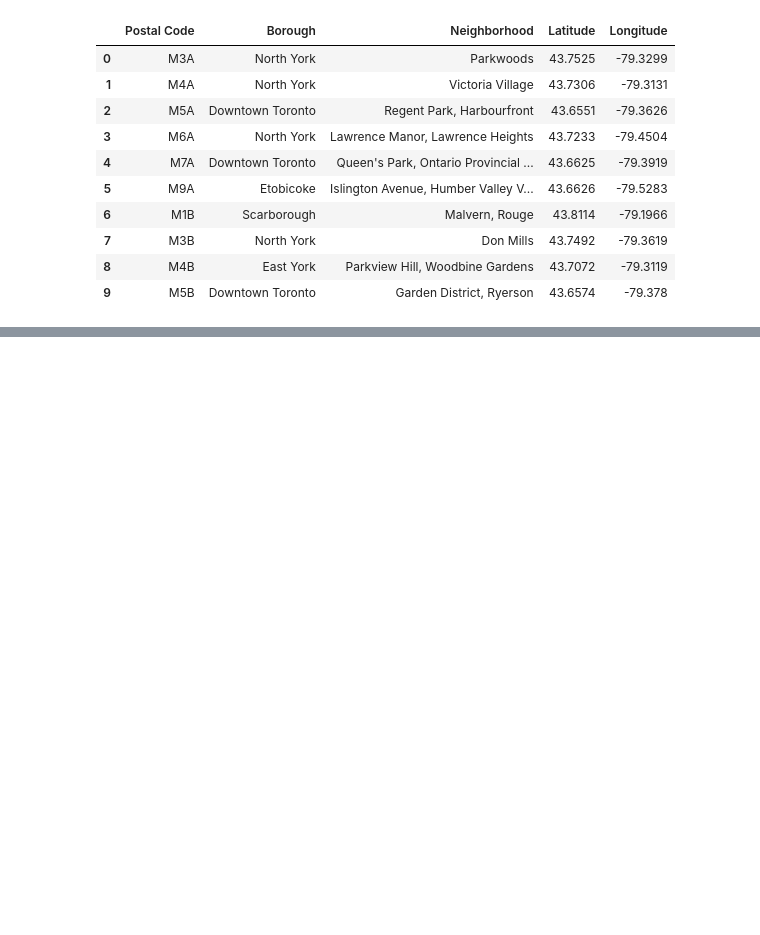
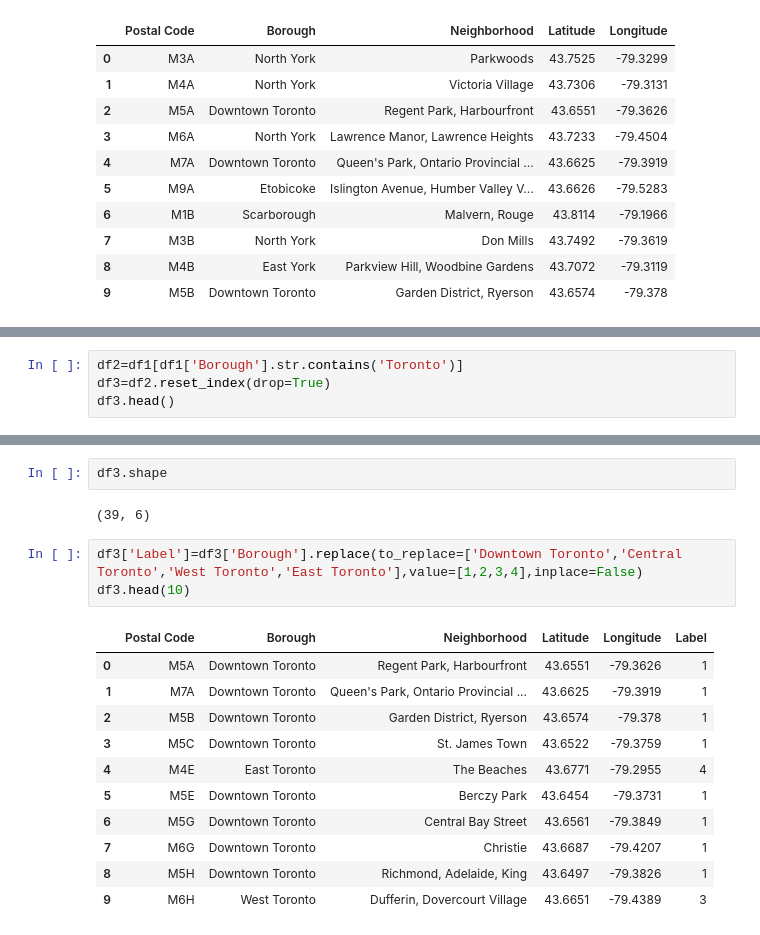
Before and after one commit to daifmoh/Coursera-Capstone, a Jupyter notebook: project for week 3.ipynb, the cells around one changed output, grey strips where cells are left out. Saved outputs shown, nothing was run; the diff lists cells and outputs as text; blank space fills up the shorter version.

```diff
--- a/project for week 3.ipynb
+++ b/project for week 3.ipynb
@@ -168,0 +205,4 @@ df1.head(10)
+# %%
+df2=df1[df1['Borough'].str.contains('Toronto')]
+df3=df2.reset_index(drop=True)
+df3.head()
@@ -168,0 +224,19 @@ df1.head(10)
+# %%
+df3.shape
+# %% [output]
+(39, 6)
+# %%
+df3['Label']=df3['Borough'].replace(to_replace=['Downtown Toronto','Central Toronto','West Toronto','East Toronto'],value=[1,2,3,4],inplace=False)
+df3.head(10)
+# %% [output]
+|  | Postal Code | Borough | Neighborhood | Latitude | Longitude | Label |
+| 0 | M5A | Downtown Toronto | Regent Park, Harbourfront | 43.6551 | -79.3626 | 1 |
+| 1 | M7A | Downtown Toronto | Queen's Park, Ontario Provincial ... | 43.6625 | -79.3919 | 1 |
+| 2 | M5B | Downtown Toronto | Garden District, Ryerson | 43.6574 | -79.378 | 1 |
+| 3 | M5C | Downtown Toronto | St. James Town | 43.6522 | -79.3759 | 1 |
+| 4 | M4E | East Toronto | The Beaches | 43.6771 | -79.2955 | 4 |
+| 5 | M5E | Downtown Toronto | Berczy Park | 43.6454 | -79.3731 | 1 |
+| 6 | M5G | Downtown Toronto | Central Bay Street | 43.6561 | -79.3849 | 1 |
+| 7 | M6G | Downtown Toronto | Christie | 43.6687 | -79.4207 | 1 |
+| 8 | M5H | Downtown Toronto | Richmond, Adelaide, King | 43.6497 | -79.3826 | 1 |
+| 9 | M6H | West Toronto | Dufferin, Dovercourt Village | 43.6651 | -79.4389 | 3 |
```
Also changed, not shown: parts of 9 cells of this notebook.
